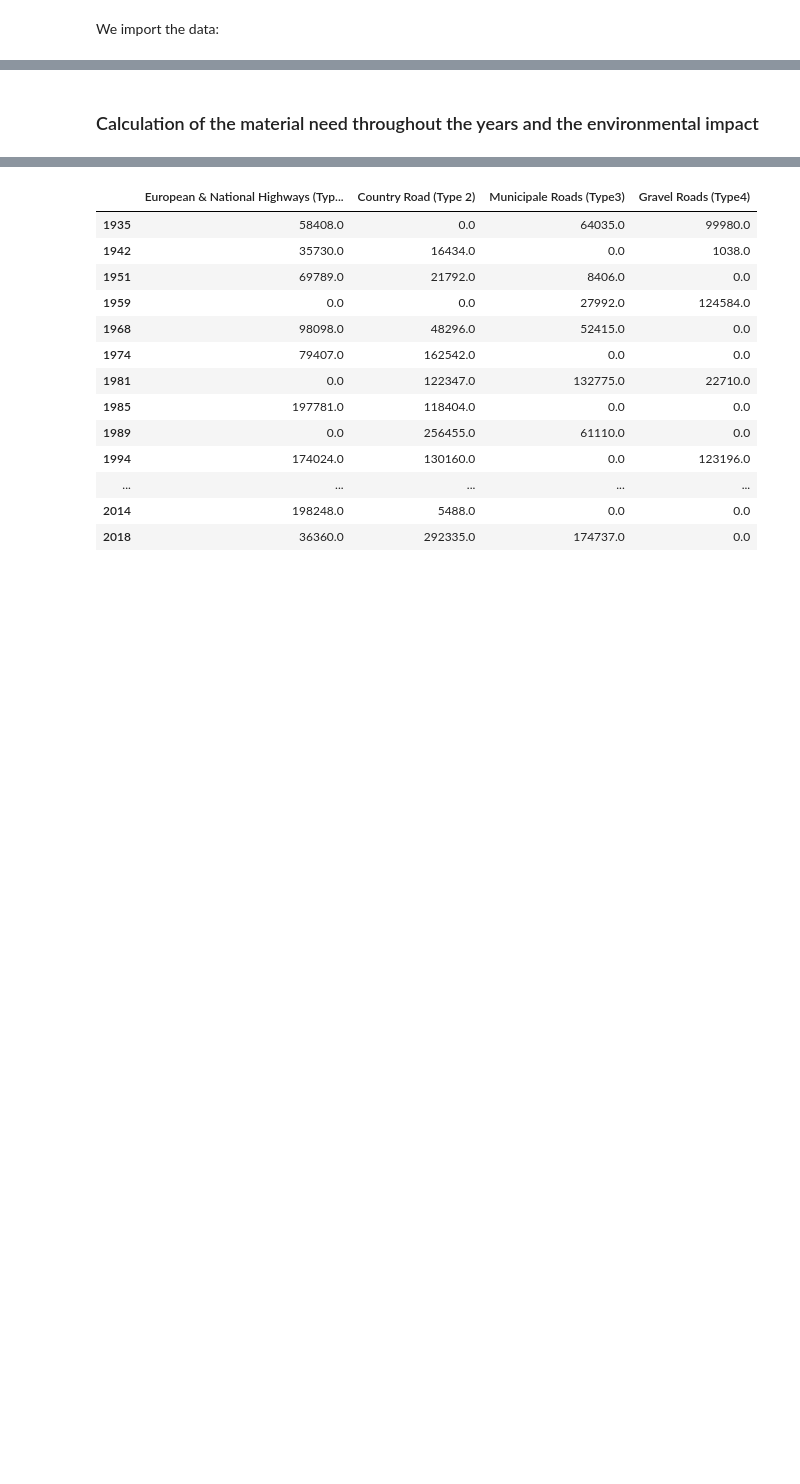
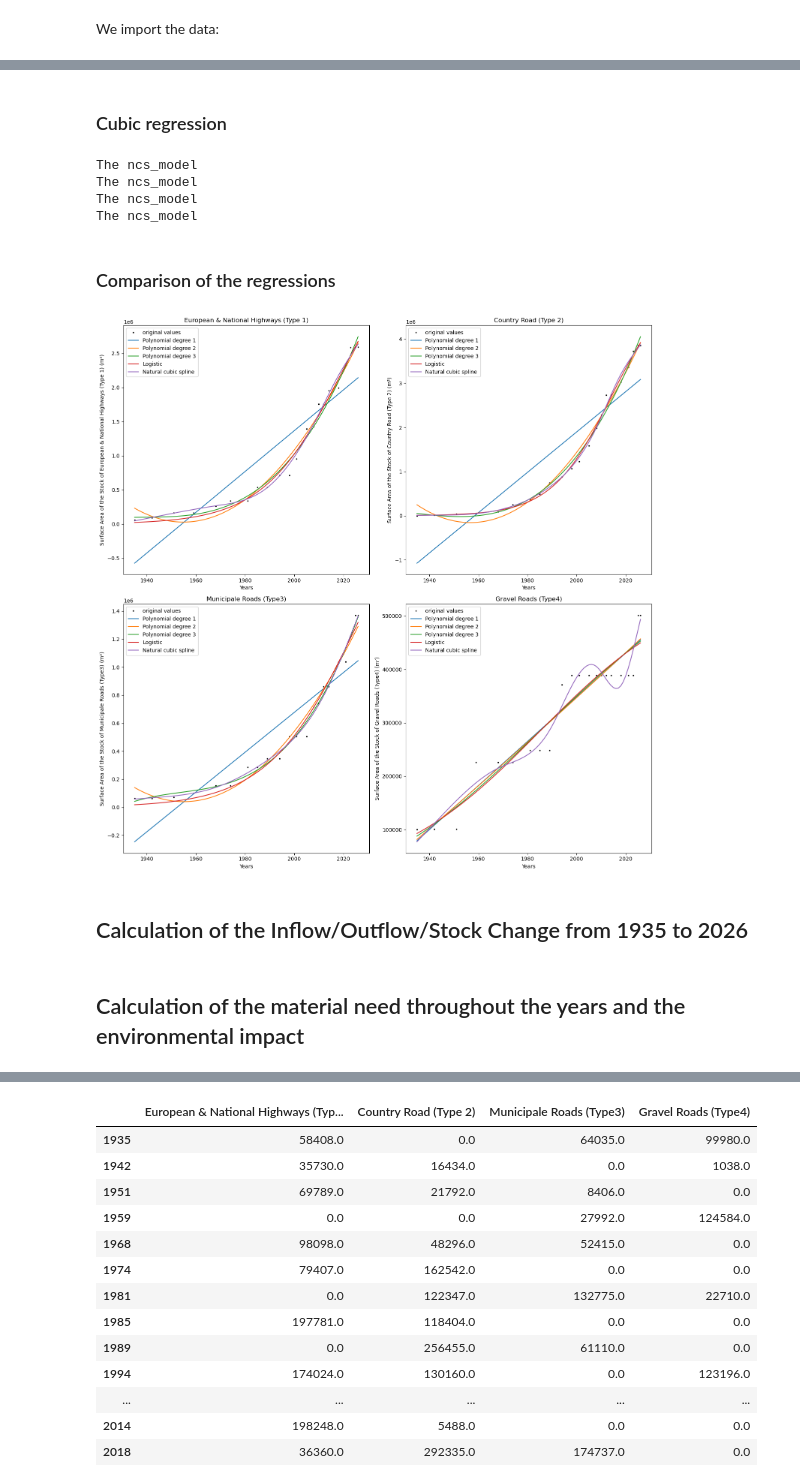
Before and after one commit to leolibe/master_thesis, a Jupyter notebook: data_processing/01.Raw_processing/raw_data_processing.ipynb, the cells around one changed output, grey strips where cells are left out. Cells and saved outputs as stored; diff of their text form; code cells hidden in the pictures; blank space fills up the shorter version.

```diff
--- a/data_processing/01.Raw_processing/raw_data_processing.ipynb
+++ b/data_processing/01.Raw_processing/raw_data_processing.ipynb
@@ -402,0 +422,9 @@ data_material_intensity = pd.read_excel(
+# %%
+columns_to_process=[0,1,2,3]
+for col in columns_to_process:
+    reg_years = areas_per_year.index.to_numpy(dtype=np.float64)
+    reg_values = areas_per_year.iloc[:, col].to_numpy(dtype=np.float64)
+    poly_inp,poly_out=polynomial_deg123_reg(reg_years, reg_values, years)
+    regression_finale_road_description[1].append(poly_out[0])
+    regression_finale_road_description[2].append(poly_out[1])
+    regression_finale_road_description[3].append(poly_out[2])
@@ -402,0 +451,6 @@ data_material_intensity = pd.read_excel(
+# %%
+for col in columns_to_process:
+    reg_years = areas_per_year.index.to_numpy(dtype=np.float64)
+    reg_values = areas_per_year.iloc[:, col].to_numpy(dtype=np.float64)
+    poly_inp, poly_out=logistic_reg(reg_years, reg_values, years, 'black', 0, 0, 1000000000, 10, 80000000)
+    regression_finale_road_description[4].append(poly_out)
@@ -403,5 +462,46 @@ data_material_intensity = pd.read_excel(
+# %% [markdown]
+### Cubic regression
+# %%
+for col in columns_to_process:
+    reg_years = areas_per_year.index.to_numpy(dtype=np.float64)
+    reg_values = areas_per_year.iloc[:, col].to_numpy(dtype=np.float64)
+    poly_inp, poly_out=natural_cubic_line_reg(reg_years, reg_values, years, 'black')
+    regression_finale_road_description[5].append(poly_out)
+# %% [output]
+The ncs_model
+The ncs_model
+The ncs_model
+The ncs_model
+# %% [markdown]
+### Comparison of the regressions
+# %%
+fig, axes = plt.subplots(2, 2, figsize=(15, 15))
+liste_title_labels = ['European & National Highways (Type 1)', 'Country Road (Type 2)', 'Municipale Roads (Type3)', 'Gravel Roads (Type4)']
+
+
+for col, ax in enumerate(axes.flatten()):
+    ax.plot(reg_years, areas_per_year.iloc[:, col],
+        's', color='black', markersize=2, label='original values')
+    for i in range(1, 6):
+        x_values = regression_finale_road_description[0]
+        y_values = regression_finale_road_description[i][col]
+        ax.plot(x_values, y_values, label=label_courbes[i-1])
+    ax.set_xlabel('Years')
+    ax.set_ylabel(f'Surface Area of the Stock of {liste_title_labels[col]} (m²)')
+    ax.set_title(liste_title_labels[col])
+    ax.legend()
+
+# Ajuster l'espacement entre les sous-graphiques
+plt.tight_layout()
+
+# Afficher la figure
+plt.show()
+# %% [output]
+[figure, added]
+# %% [markdown]
+## Calculation of the Inflow/Outflow/Stock Change from 1935 to 2026
 # %% [markdown]
-### Calculation of the material need throughout the years and the environmental impact
+## Calculation of the material need throughout the years and the environmental impact
 # %%
 data_road_composition
 # %% [output]
```
Also changed, not shown: parts of 18 cells of this notebook, 1 other file.
